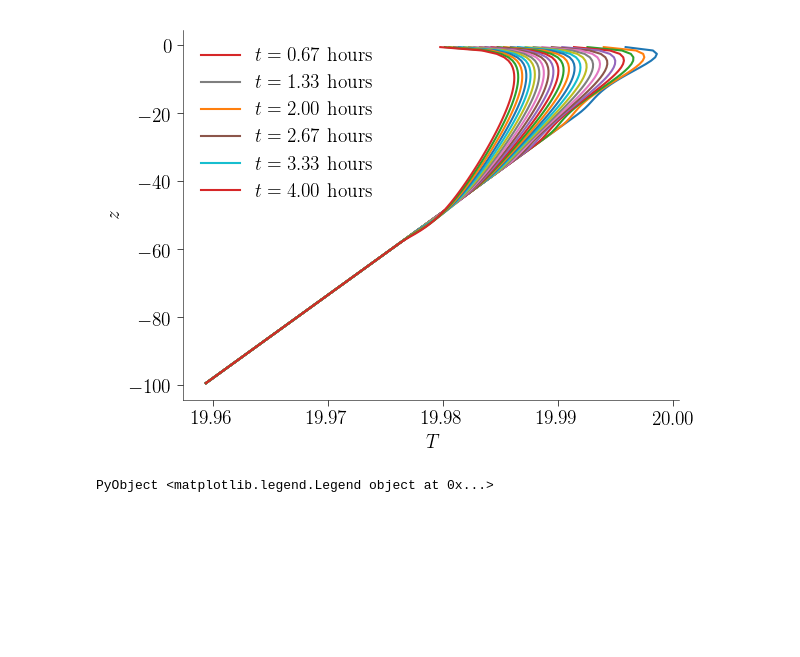
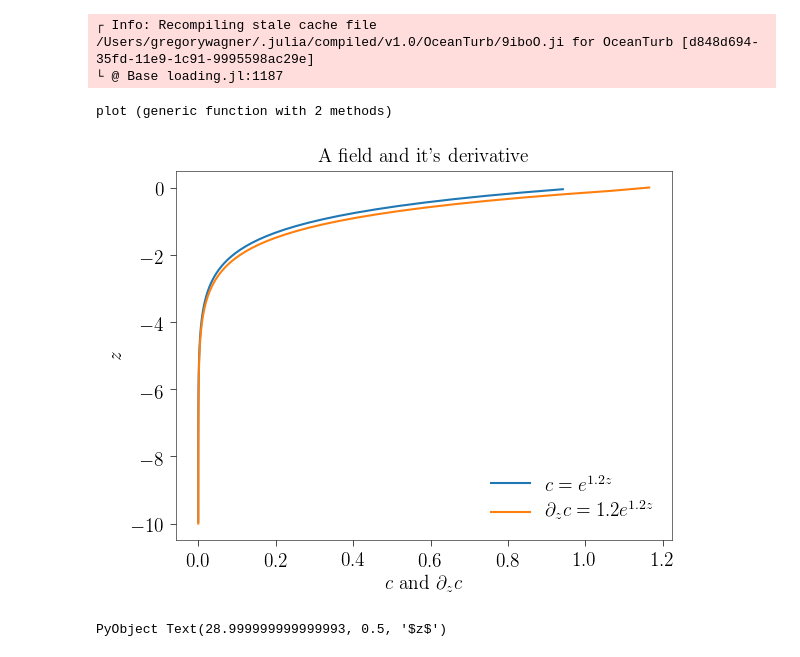
Before and after one commit to glwagner/OceanTurb.jl, a Jupyter notebook: examples/working_with_fields.ipynb, the cells around one changed output. Drawn from its saved outputs; the diff is of its cells as text; code cells hidden in the pictures; blank space fills up the shorter version.

```diff
--- a/examples/working_with_fields.ipynb
+++ b/examples/working_with_fields.ipynb
@@ -159,10 +6,0 @@ Running the model created a jld file, which we can open and look at:
-# %%
-file = jldopen(filepath, "r")
-
-@show file
-
-N = file["grid/N"]
-L = file["grid/L"]
-@show iters = parse.(Int, keys(file["timeseries/t"]))
-
-close(file)
@@ -191,26 +7,43 @@ Now we can plot the data (and otherwise analyze it if we wish).
-# %%
-grid = UniformGrid(N, L)
-
-function get_t_and_T(path, i)
-    file = jldopen(path, "r")
-    t = file["timeseries/t/$i"]
-    T = file["timeseries/T/$i"]
-    close(file)
-    t, T
-end
-
-fig, axs = subplots()
-cornerspines()
-xlabel(L"T")
-ylabel(L"z")
-
-for (ii, iter) in enumerate(iters)
-    t, T = get_t_and_T(filepath, iter)
-    plotlabel = ii % 4 == 0 ? @sprintf("\$ t = %.2f \$ hours", t/hour) : ""
-    plot(T, grid.zc, label=plotlabel)
-end
-
-legend()
-# %% [output]
-[figure, removed]
-PyObject <matplotlib.legend.Legend object at 0x...>
+# %%
+using Pkg; Pkg.activate("..")
+
+using OceanTurb
+
+# A few nice things for printing and plotting
+using Printf, PyPlot
+
+import PyPlot: plot
+
+plot(f::AbstractField, args...; kwargs...) = plot(data(f), nodes(f), args...; kwargs...)
+# %% [output]
+┌ Info: Recompiling stale cache file /Users/gregorywagner/.julia/compiled/v1.0/OceanTurb/9iboO.ji for OceanTurb [d848d694-35fd-11e9-1c91-9995598ac29e]
+└ @ Base loading.jl:1187
+plot (generic function with 2 methods)
+# %%
+# Generate a grid with 100 points and height H=10. By default the
+# base of the grid is at z=-H and the top of the grid is at z=0.
+grid = UniformGrid(100, 10)
+
+# Define a function that will generate our field's data.
+c0(z) = exp(1.2z)
+
+# Create a field of zeros on the grid.
+c = CellField(grid)
+
+# Set c to the function c0.
+set!(c, c0)
+
+# Calculate the derivative of c and set it to cz.
+cz = ∂z(c)
+
+# Plot the results
+plot(c, label=L"c = e^{1.2z}")
+plot(cz, label=L"\partial_z c = 1.2 e^{1.2z}")
+legend()
+
+title("A field and it's derivative")
+xlabel("\$ c \$ and \$ \\partial_z c \$")
+ylabel(L"z")
+# %% [output]
+[figure, added]
+PyObject Text(28.999999999999993, 0.5, '$z$')
```
Also changed, not shown: parts of 13 cells of this notebook.
